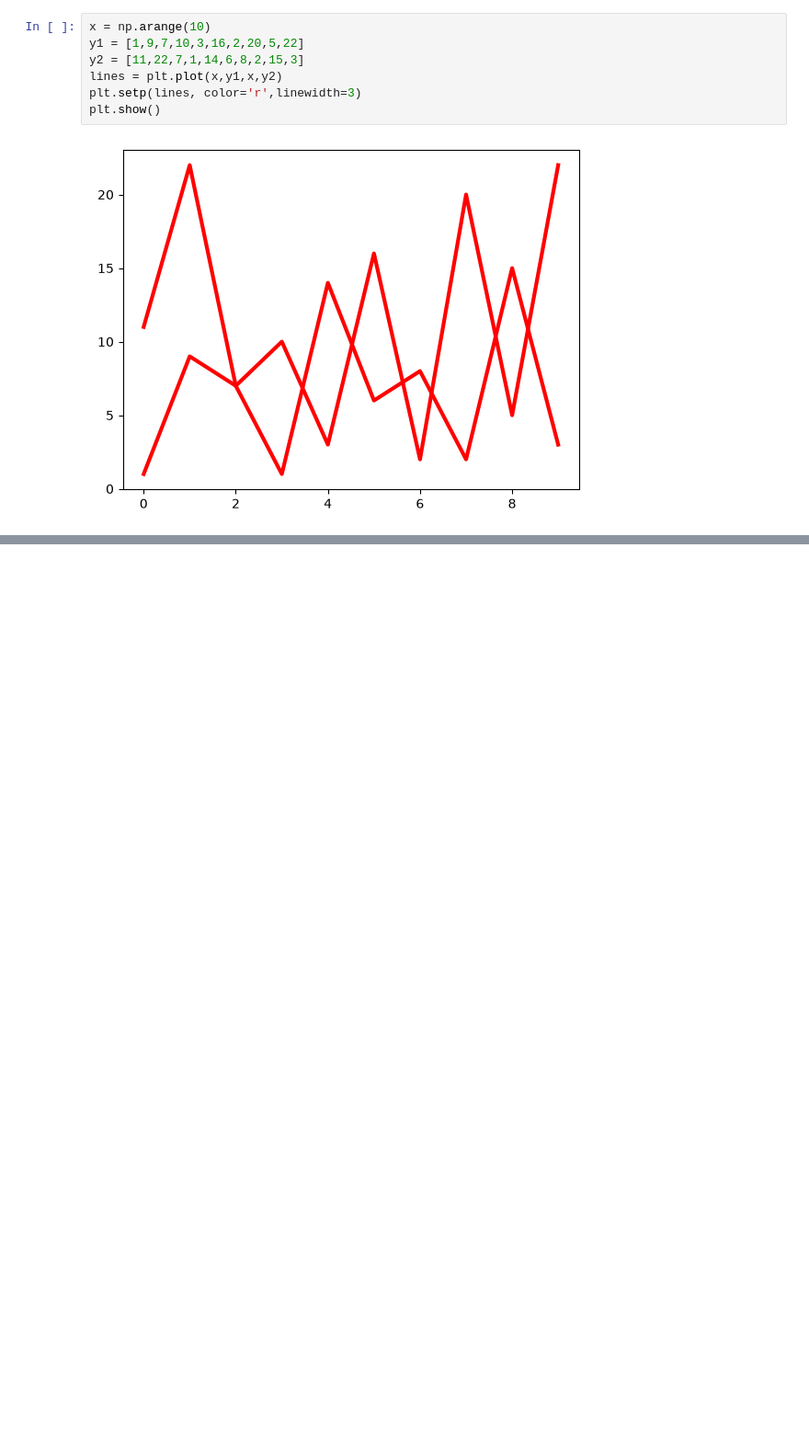
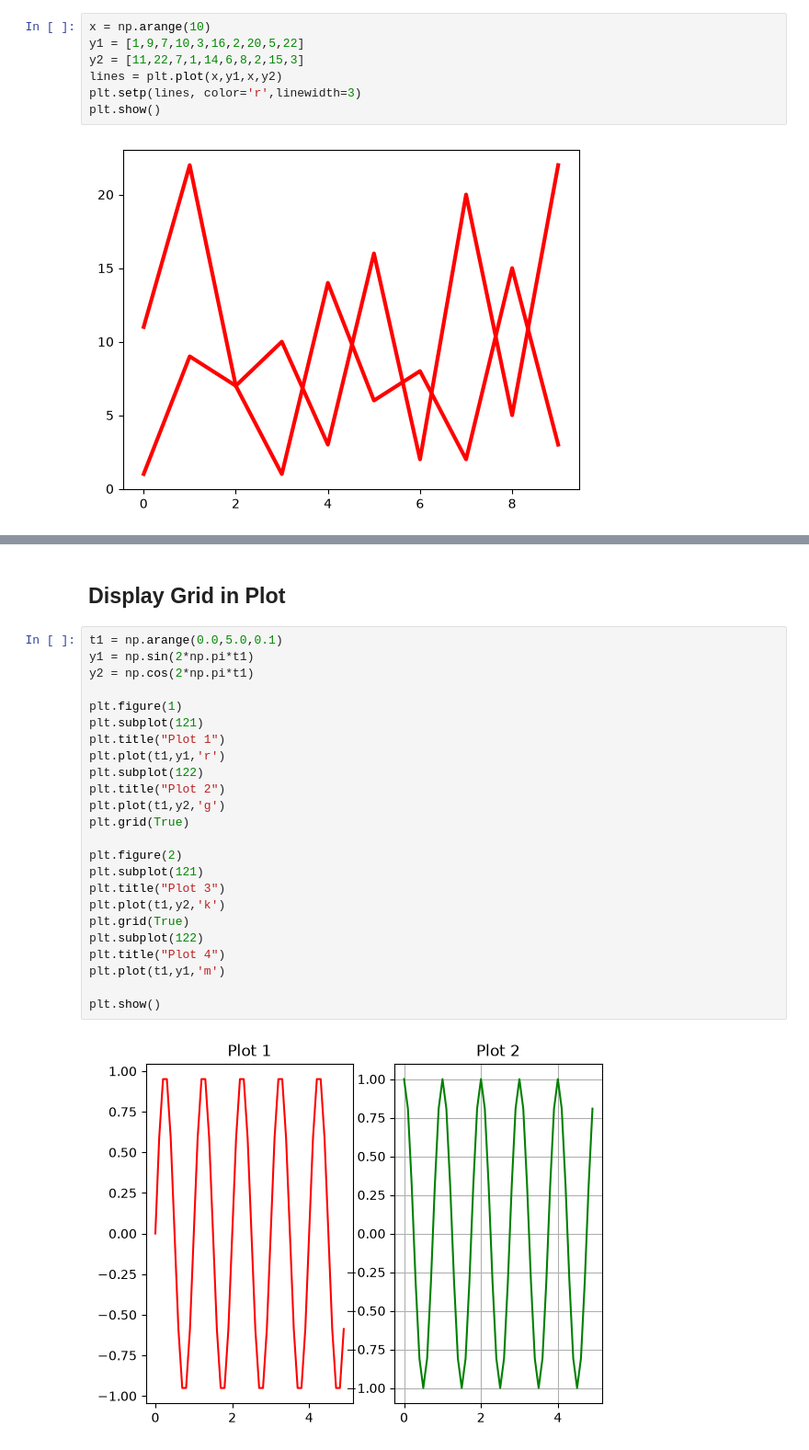
Before and after one commit to Saravanakumar-2323/Python, a Jupyter notebook: MatPlotLib.ipynb, the cells around one changed output, grey strips where cells are left out. Shown at 92% size. Cells and saved outputs as stored; diff of their text form; blank space fills up the shorter version.

```diff
--- a/MatPlotLib.ipynb
+++ b/MatPlotLib.ipynb
@@ -228,0 +270,28 @@ x
+# %% [markdown]
+## Display Grid in Plot
+# %%
+t1 = np.arange(0.0,5.0,0.1)
+y1 = np.sin(2*np.pi*t1)
+y2 = np.cos(2*np.pi*t1)
+
+plt.figure(1)
+plt.subplot(121)
+plt.title("Plot 1")
+plt.plot(t1,y1,'r')
+plt.subplot(122)
+plt.title("Plot 2")
+plt.plot(t1,y2,'g')
+plt.grid(True)
+
+plt.figure(2)
+plt.subplot(121)
+plt.title("Plot 3")
+plt.plot(t1,y2,'k')
+plt.grid(True)
+plt.subplot(122)
+plt.title("Plot 4")
+plt.plot(t1,y1,'m')
+
+plt.show()
+# %% [output]
+[figure, added]
```
Also changed, not shown: parts of 46 cells of this notebook.
